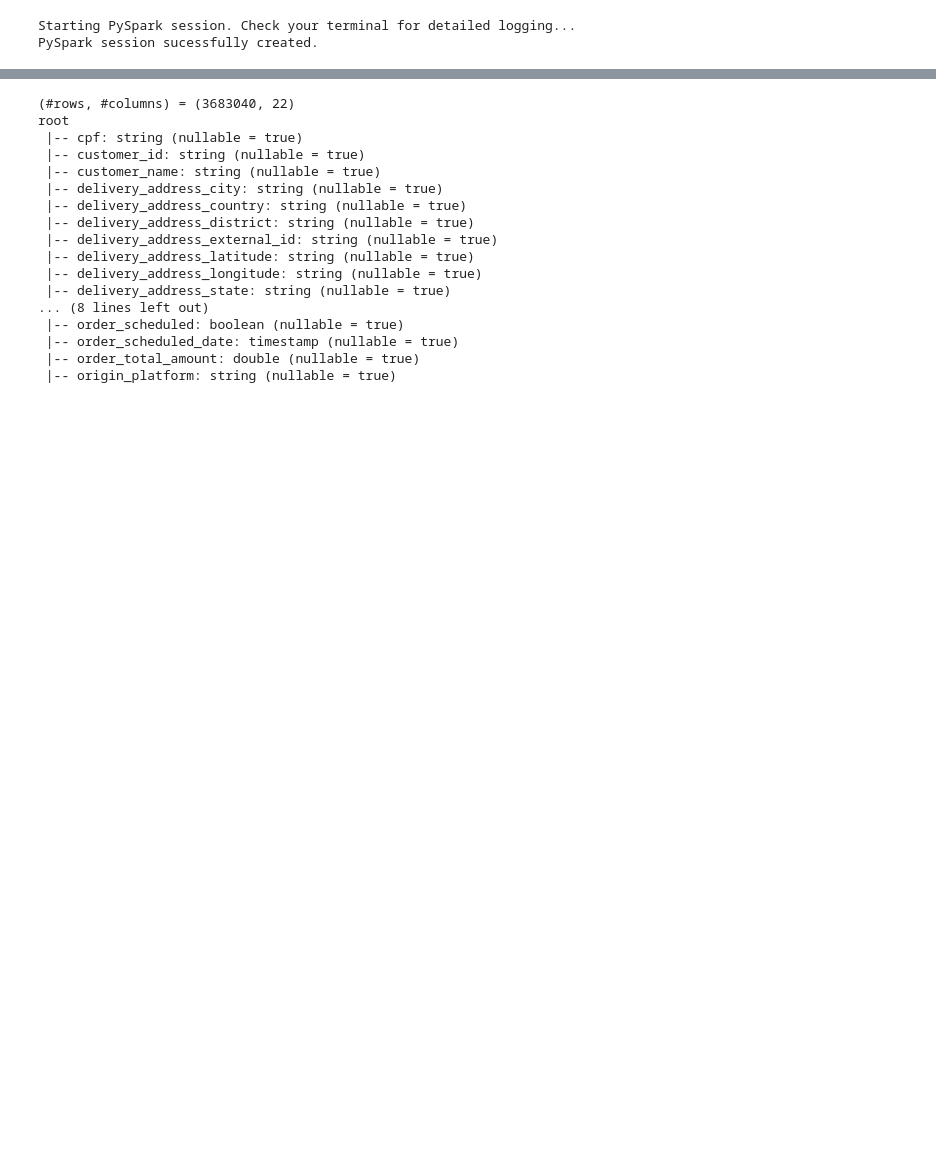
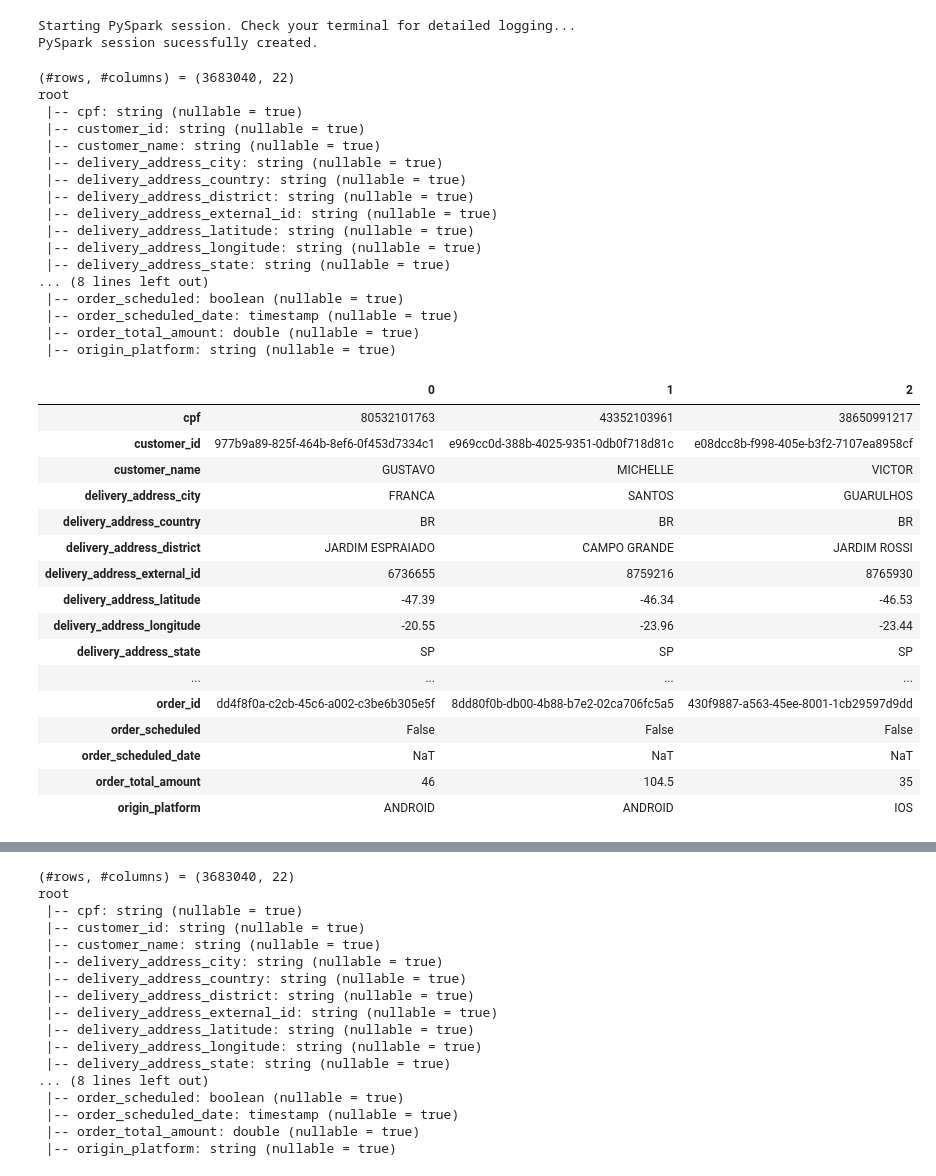
Before and after one commit to murilobellatini/ifood-data-architect-test, a Jupyter notebook: dev/docker-volume/notebooks/04-create-trusted-data-order.ipynb, the cells around one changed output, grey strips where cells are left out. Cells and saved outputs as stored; diff of their text form; code cells hidden in the pictures; blank space fills up the shorter version.

```diff
--- a/dev/docker-volume/notebooks/04-create-trusted-data-order.ipynb
+++ b/dev/docker-volume/notebooks/04-create-trusted-data-order.ipynb
@@ -9,3 +12,42 @@ spark = create_pyspark_session()
 # %% [output]
 Starting PySpark session. Check your terminal for detailed logging...
 PySpark session sucessfully created.
+# %%
+o_df = spark.read.parquet(str(RAW_DATA_PATH / 'order'))
+explore_dataframe(o_df)
+o_df.limit(3).toPandas().T
+# %% [output]
+(#rows, #columns) = (3683040, 22)
+root
+ |-- cpf: string (nullable = true)
+ |-- customer_id: string (nullable = true)
+ |-- customer_name: string (nullable = true)
+ |-- delivery_address_city: string (nullable = true)
+ |-- delivery_address_country: string (nullable = true)
+ |-- delivery_address_district: string (nullable = true)
+ |-- delivery_address_external_id: string (nullable = true)
+ |-- delivery_address_latitude: string (nullable = true)
+ |-- delivery_address_longitude: string (nullable = true)
+ |-- delivery_address_state: string (nullable = true)
+... (8 lines left out)
+ |-- order_scheduled: boolean (nullable = true)
+ |-- order_scheduled_date: timestamp (nullable = true)
+ |-- order_total_amount: double (nullable = true)
+ |-- origin_platform: string (nullable = true)
+|  | 0 | 1 | 2 |
+| cpf | 80532101763 | 43352103961 | 38650991217 |
+| customer_id | 977b9a89-825f-464b-8ef6-0f453d7334c1 | e969cc0d-388b-4025-9351-0db0f718d81c | e08dcc8b-f998-405e-b3f2-7107ea8958cf |
+| customer_name | GUSTAVO | MICHELLE | VICTOR |
+| delivery_address_city | FRANCA | SANTOS | GUARULHOS |
+| delivery_address_country | BR | BR | BR |
+| delivery_address_district | JARDIM ESPRAIADO | CAMPO GRANDE | JARDIM ROSSI |
+| delivery_address_external_id | 6736655 | 8759216 | 8765930 |
+| delivery_address_latitude | -47.39 | -46.34 | -46.53 |
+| delivery_address_longitude | -20.55 | -23.96 | -23.44 |
+| delivery_address_state | SP | SP | SP |
+| ... | ... | ... | ... |
+| order_id | dd4f8f0a-c2cb-45c6-a002-c3be6b305e5f | 8dd80f0b-db00-4b88-b7e2-02ca706fc5a5 | 430f9887-a563-45ee-8001-1cb29597d9dd |
+| order_scheduled | False | False | False |
+| order_scheduled_date | NaT | NaT | NaT |
+| order_total_amount | 46 | 104.5 | 35 |
+| origin_platform | ANDROID | ANDROID | IOS |
```
Also changed, not shown: parts of 34 cells of this notebook, 1 other file.
